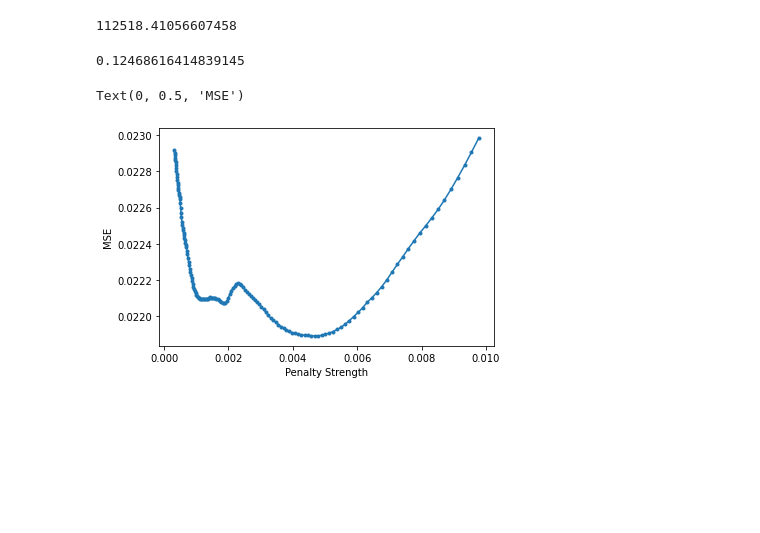
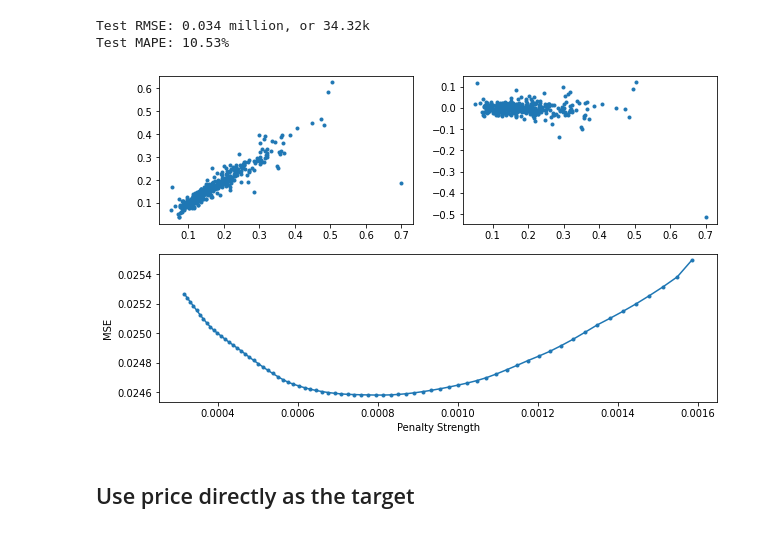
Before and after one commit to dehuihou/ames_house_price, a Jupyter notebook: sta208_final_project_lasso.ipynb, the cells around one changed output. Drawn from its saved outputs; the diff is of its cells as text; code cells hidden in the pictures; blank space fills up the shorter version.

Commit message:
add model comparison, add MAPE metrics, add residual plots

```diff
--- a/sta208_final_project_lasso.ipynb
+++ b/sta208_final_project_lasso.ipynb
@@ -15,13 +15,17 @@ df = pd.read_csv('data/train_processed.csv')
 feats = list(set(df.columns) - set(['logSalePrice', 'SalePrice']))
 df_normalized[feats] = (df[feats] - df[feats].mean()) / df[feats].std()
 df_normalized['logSalePrice'] = df['logSalePrice']
-df_normalized['SalePrice'] = df['SalePrice']
+df_normalized['SalePrice'] = df['SalePrice'] / 1000000  # convert the unit to millions
 # %%
-def train_and_predict(df, feats, target, is_log_transformed=True):
+def train_and_predict(
+    df, feats, target, is_log_transformed=True,
+    alphas=10 ** np.arange(-3.5, -2.8, 0.01)
+):
+
     X_train, X_test, y_train, y_test = train_test_split(
-        df[feats], df[target], test_size=0.3, random_state=208)
+        df[feats], df[target], test_size=0.3, random_state=1000)
 
-    lasso_cv = LassoCV(cv=10, random_state=209, alphas=10 ** np.arange(-3.5, -2.0, 0.01))
+    lasso_cv = LassoCV(cv=10, random_state=208, alphas=alphas)
     lasso_cv.fit(X_train, y_train)
 
     mse_path_df = pd.DataFrame({
@@ -31,8 +35,8 @@ def train_and_predict(df, feats, target, is_log_transformed=True):
 
     pred_test = lasso_cv.predict(X_test)
     if is_log_transformed:
-        pred_test = np.exp(pred_test)
-        y_test = np.exp(y_test)
+        pred_test = np.exp(pred_test) / 1000000  # in million dollar
+        y_test = np.exp(y_test) / 1000000  # in million dollar
 
     rmse = np.sqrt(np.mean(np.square(pred_test - y_test)))
     mape = np.mean(np.abs(pred_test - y_test) / y_test)
@@ -45,3 +49,17 @@ def train_and_predict(df, feats, target, is_log_transformed=True):
         'rmse': rmse,
         'mape': mape
     }
+# %%
+def plot_results(res):
+    plt.figure(figsize=(10, 6))
+    plt.subplot(221)
+    plt.plot(res['pred_test'], res['y_test'], '.')
+    plt.subplot(222)
+    plt.plot(res['pred_test'], res['y_test'] - res['pred_test'], '.')
+
+    plt.subplot(212)
+    plt.plot(res['mse_path']['alpha'], res['mse_path']['mse'], '.-')
+    plt.xlabel('Penalty Strength')
+    plt.ylabel('MSE')
+    print('Test RMSE: {:.3f} million, or {:.2f}k'.format(res['rmse'], res['rmse'] * 1000))
+    print('Test MAPE: {:.2%}'.format(res['mape']))
@@ -61,17 +70,8 @@ res['X_test'][res['pred_test'] > 1000000]
-# %%
-# Root Mean Squared Error
-res['rmse']
-# %% [output]
-112518.41056607458
-# %%
-# Mean Absolute Percentage Error
-res['mape']
-# %% [output]
-0.12468616414839145
-# %%
-plt.plot(res['mse_path']['alpha'], res['mse_path']['mse'], '.-')
-plt.xlabel('Penalty Strength')
-plt.ylabel('MSE')
-# %% [output]
-Text(0, 0.5, 'MSE')
-[figure, removed]
+# %%
+plot_results(res)
+# %% [output]
+Test RMSE: 0.034 million, or 34.32k
+Test MAPE: 10.53%
+[figure, added]
+# %% [markdown]
+## Use price directly as the target
```
Also changed, not shown: parts of 5 cells of this notebook.
